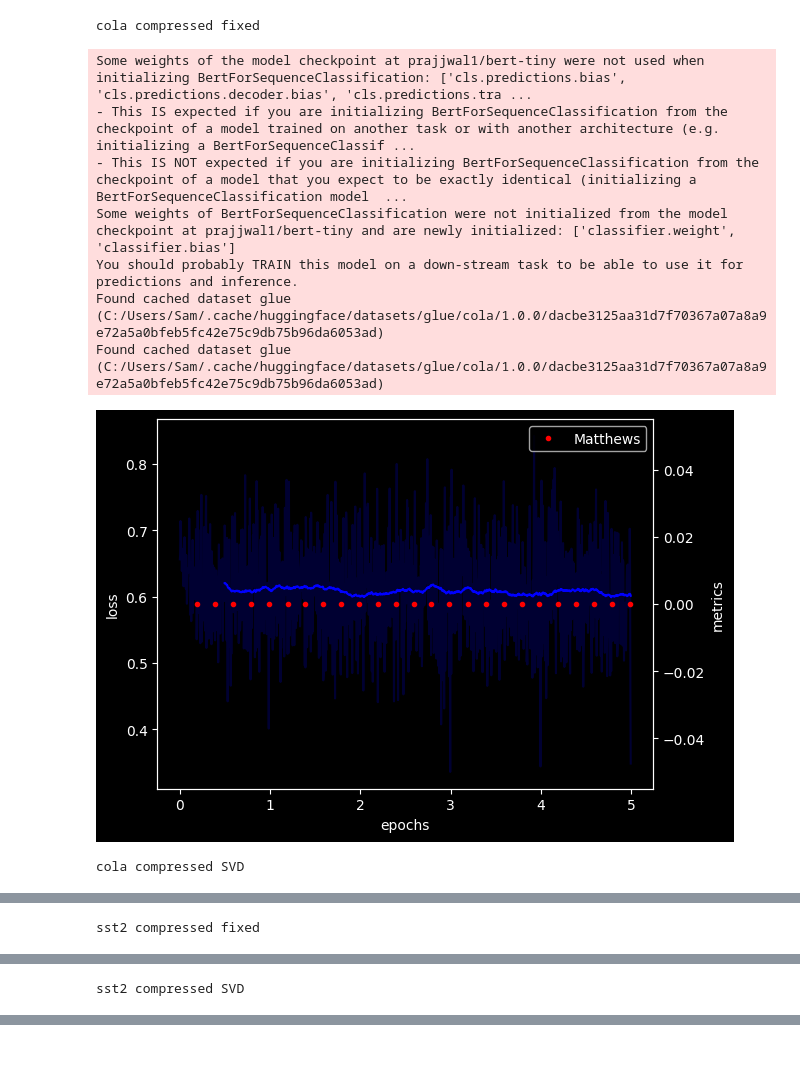
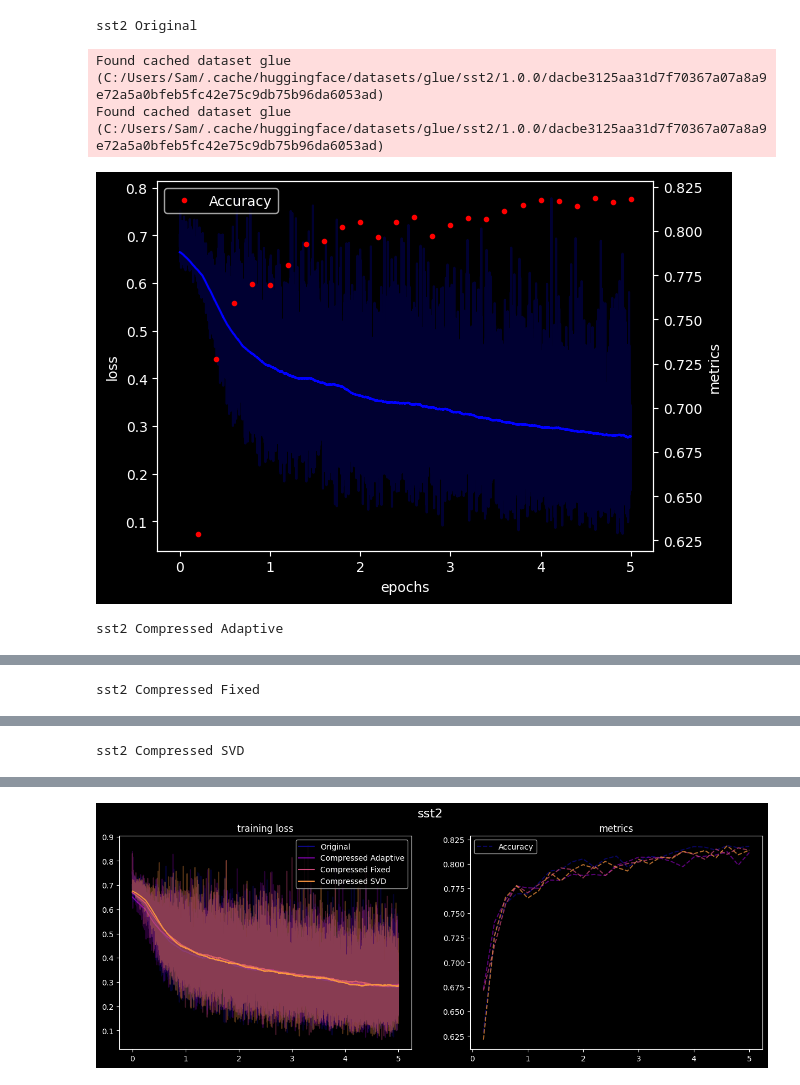
Before and after one commit to samuele-bortolato/CodeBookEmbeddings, a Jupyter notebook: GLUE_retrain.ipynb, the cells around one changed output, grey strips where cells are left out. Saved outputs shown, nothing was run; the diff lists cells and outputs as text; code cells hidden in the pictures; blank space fills up the shorter version.

```diff
--- a/GLUE_retrain.ipynb
+++ b/GLUE_retrain.ipynb
@@ -21,51 +21,46 @@ device = "cuda:0" if torch.cuda.is_available() else "cpu"
 tokenizer = AutoTokenizer.from_pretrained('prajjwal1/bert-tiny')
 
 epochs=5
-lr=1e-5
+lr=5e-5
 
-saved_dict = torch.load('runs\8_8.pth')
+saved_dict = torch.load('results/compression/8_8.pth')
 
-runs=["compressed fixed", "compressed SVD"]#"normal", "compressed adaptive",
+runs=["Original","Compressed Adaptive","Compressed Fixed", "Compressed SVD"]
 # %%
 RESULTS={}
-for task in list(GLUE_TASKS.keys())[:2]:
+for task in list(GLUE_TASKS.keys())[1:2]:
     results={}
     for run in runs:
         print(task,run)
         args=GLUE_TASKS[task]
         model=make_model('prajjwal1/bert-tiny',args)
         if run=="compressed adaptive":
             apx = ApproxEmbed(levels=saved_dict['level'],
                 feature_dim=saved_dict['channel'],
                 num_words=model.bert.embeddings.word_embeddings.weight.shape[0],
                 output_dims=model.bert.embeddings.word_embeddings.weight.shape[1],
                 )
             apx.load_state_dict(saved_dict['apx'])
             model.bert.embeddings.word_embeddings = apx.to('cuda')
         elif run=="compressed fixed":
             apx = ApproxEmbed(levels=saved_dict['level'],
                 feature_dim=saved_dict['channel'],
                 num_words=model.bert.embeddings.word_embeddings.weight.shape[0],
                 output_dims=model.bert.embeddings.word_embeddings.weight.shape[1],
                 )
             apx.load_state_dict(saved_dict['apx'])
             apx.fix_indices()
             model.bert.embeddings.word_embeddings = apx.to('cuda')
         elif run=="compressed SVD":
             apxSVD = ApxSVD(model.bert.embeddings.word_embeddings.weight, 5)
             model.bert.embeddings.word_embeddings = apxSVD.to('cuda')
         H,V = Glue(model, tokenizer, task, args, epochs=epochs, steps_validate=0.2)
         plot(H,V)
         results[run]={'history':H,'validation':V}
     RESULTS[task]=results
 # %% [output]
-cola compressed fixed
+sst2 Original
-Some weights of the model checkpoint at prajjwal1/bert-tiny were not used when initializing BertForSequenceClassification: ['cls.predictions.bias', 'cls.predictions.decoder.bias', 'cls.predictions.tra ...
-- This IS expected if you are initializing BertForSequenceClassification from the checkpoint of a model trained on another task or with another architecture (e.g. initializing a BertForSequenceClassif ...
-- This IS NOT expected if you are initializing BertForSequenceClassification from the checkpoint of a model that you expect to be exactly identical (initializing a BertForSequenceClassification model  ...
-Some weights of BertForSequenceClassification were not initialized from the model checkpoint at prajjwal1/bert-tiny and are newly initialized: ['classifier.weight', 'classifier.bias']
-You should probably TRAIN this model on a down-stream task to be able to use it for predictions and inference.
-Found cached dataset glue (C:/Users/Sam/.cache/huggingface/datasets/glue/cola/1.0.0/dacbe3125aa31d7f70367a07a8a9e72a5a0bfeb5fc42e75c9db75b96da6053ad)
-Found cached dataset glue (C:/Users/Sam/.cache/huggingface/datasets/glue/cola/1.0.0/dacbe3125aa31d7f70367a07a8a9e72a5a0bfeb5fc42e75c9db75b96da6053ad)
+Found cached dataset glue (C:/Users/Sam/.cache/huggingface/datasets/glue/sst2/1.0.0/dacbe3125aa31d7f70367a07a8a9e72a5a0bfeb5fc42e75c9db75b96da6053ad)
+Found cached dataset glue (C:/Users/Sam/.cache/huggingface/datasets/glue/sst2/1.0.0/dacbe3125aa31d7f70367a07a8a9e72a5a0bfeb5fc42e75c9db75b96da6053ad)
-[figure, old version]
+[figure, new version]
-cola compressed SVD
+sst2 Compressed Adaptive
@@ -80 +70 @@ Found cached dataset glue (C:/Users/Sam/.cache/huggingface/datasets/glue/cola/1.
-sst2 compressed fixed
+sst2 Compressed Fixed
@@ -89 +74 @@ Found cached dataset glue (C:/Users/Sam/.cache/huggingface/datasets/glue/sst2/1.
-sst2 compressed SVD
+sst2 Compressed SVD
@@ -98,3 +78,8 @@ Found cached dataset glue (C:/Users/Sam/.cache/huggingface/datasets/glue/sst2/1.
+# %%
+from glue_score import plot_results_retrain
+plot_results_retrain(RESULTS)
+# %% [output]
+[figure, added]
 # %%
 save_path='results/'
 import os
```
Also changed, not shown: parts of 2 cells of this notebook, 3 other files.
